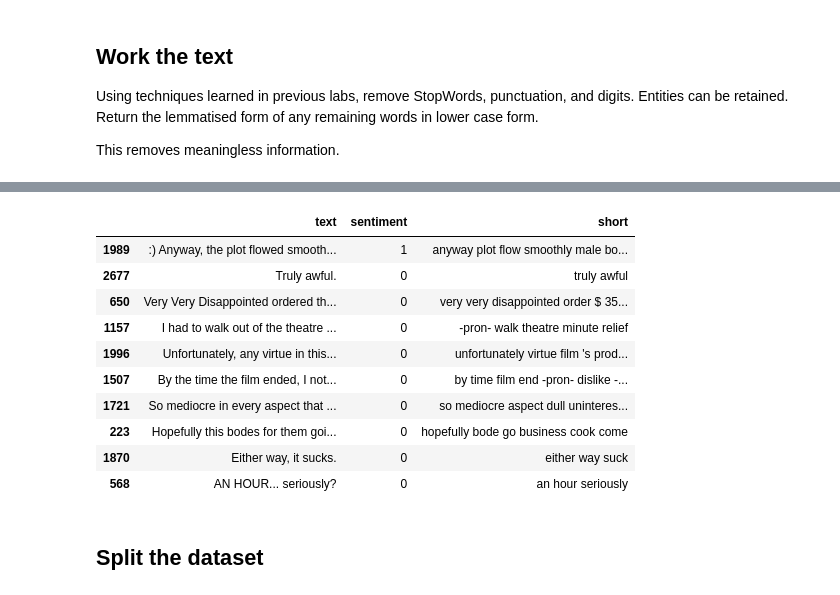
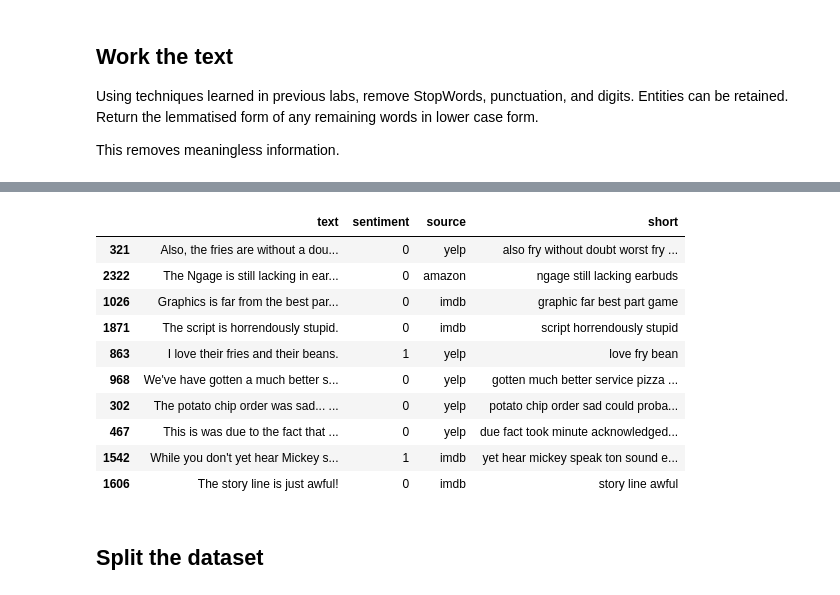
Before and after one commit to mdjroaming/IOD, a Jupyter notebook: Module 8/Module 8 Labs/IOD_Lab_8_4_Sentiment_Analysis.ipynb, the cells around one changed output, grey strips where cells are left out. Saved outputs shown, nothing was run; the diff lists cells and outputs as text; code cells hidden in the pictures.

```diff
--- a/Module 8/Module 8 Labs/IOD_Lab_8_4_Sentiment_Analysis.ipynb
+++ b/Module 8/Module 8 Labs/IOD_Lab_8_4_Sentiment_Analysis.ipynb
@@ -185,4 +261,45 @@ def convert_text(text):
+# %%
+# Complete the function
+def convert_text(text):
+    '''
+    Use techniques learned in previous labs.
+    1) Remove StopWords, Punctuation and digits.
+    2) Retain entities.
+    3) Return the lemmatised form of remaining words in lower case form.
+    '''
+
+    # Tokenize text
+    tokens = word_tokenize(text)
+
+    # Remove punctuation and digits
+    tokens = [word for word in tokens if word.isalpha()]
+
+    # Initialize stop words
+    stop_words = set(stopwords.words('english'))
+
+    # Remove stop words
+    tokens = [word for word in tokens if word.lower() not in stop_words]
+
+    # Process text with spaCy for entity recognition
+    doc = nlp(text)
+    entities = set(ent.text.lower() for ent in doc.ents)
+
+    # Lemmatize and retain entities
+    lemmatized_tokens = []
+    for word in tokens:
+        # Lemmatize the word
+        lemmatized_word = lemmatizer.lemmatize(word.lower())
+        # If the word is an entity, retain it
+        if lemmatized_word in entities:
+            lemmatized_tokens.append(lemmatized_word)
+        else:
+            lemmatized_tokens.append(lemmatized_word)
+
+    # Join tokens back into a single string
+    cleaned_text = ' '.join(lemmatized_tokens)
+
+    return cleaned_text
 # %%
 %%time
-df['short'] = df['text'].apply(convert_text)
+combined_df['short'] = combined_df['text'].apply(convert_text)
 # %% [output]
@@ -190,17 +308,17 @@ Wall time: 40.4 s
 # %%
-df.sample(10)
+combined_df.sample(10)
 # %% [output]
-|  | text | sentiment | short |
-| 1989 | :) Anyway, the plot flowed smooth... | 1 | anyway plot flow smoothly male bo... |
-| 2677 | Truly awful. | 0 | truly awful |
-| 650 | Very Very Disappointed ordered th... | 0 | very very disappointed order $ 35... |
-| 1157 | I had to walk out of the theatre ... | 0 | -pron- walk theatre minute relief |
-| 1996 | Unfortunately, any virtue in this... | 0 | unfortunately virtue film 's prod... |
-| 1507 | By the time the film ended, I not... | 0 | by time film end -pron- dislike -... |
-| 1721 | So mediocre in every aspect that ... | 0 | so mediocre aspect dull uninteres... |
-| 223 | Hopefully this bodes for them goi... | 0 | hopefully bode go business cook come |
-| 1870 | Either way, it sucks. | 0 | either way suck |
-| 568 | AN HOUR... seriously? | 0 | an hour seriously |
+|  | text | sentiment | source | short |
+| 321 | Also, the fries are without a dou... | 0 | yelp | also fry without doubt worst fry ... |
+| 2322 | The Ngage is still lacking in ear... | 0 | amazon | ngage still lacking earbuds |
+| 1026 | Graphics is far from the best par... | 0 | imdb | graphic far best part game |
+| 1871 | The script is horrendously stupid. | 0 | imdb | script horrendously stupid |
+| 863 | I love their fries and their beans. | 1 | yelp | love fry bean |
+| 968 | We've have gotten a much better s... | 0 | yelp | gotten much better service pizza ... |
+| 302 | The potato chip order was sad... ... | 0 | yelp | potato chip order sad could proba... |
+| 467 | This is was due to the fact that ... | 0 | yelp | due fact took minute acknowledged... |
+| 1542 | While you don't yet hear Mickey s... | 1 | imdb | yet hear mickey speak ton sound e... |
+| 1606 | The story line is just awful! | 0 | imdb | story line awful |
 # %% [markdown]
 ## Split the dataset
 # %%
```
Also changed, not shown: parts of 23 cells of this notebook, 13 other files.
